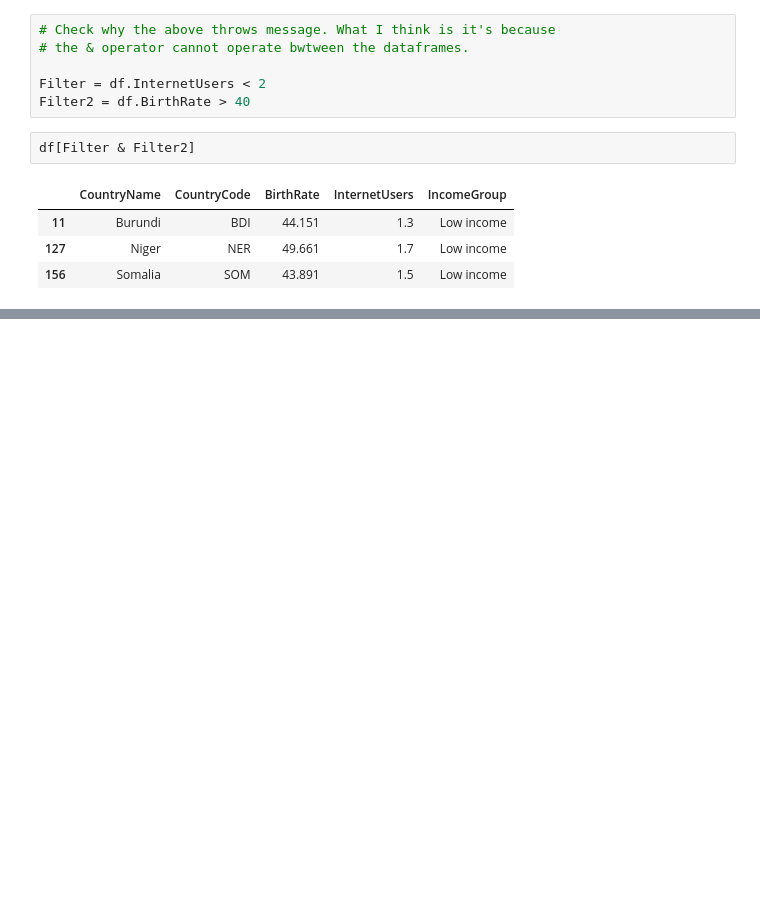
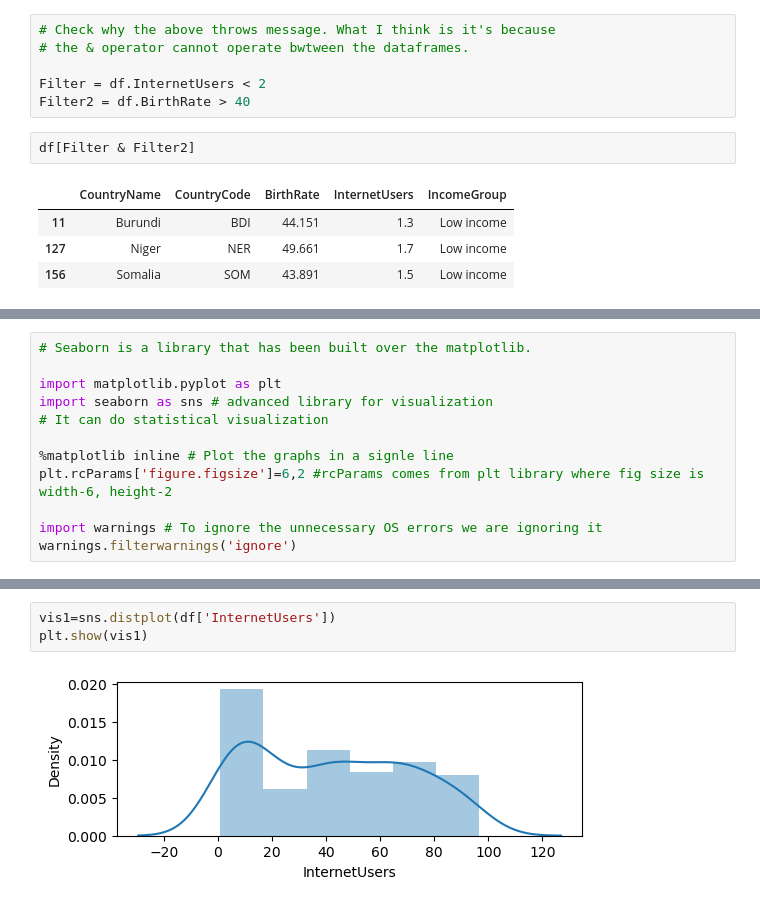
Before and after one commit to MayureshKhot/NareshIT, a Jupyter notebook: 10_09072025_Pandas.ipynb, the cells around one changed output, grey strips where cells are left out. Saved outputs shown, nothing was run; the diff lists cells and outputs as text; blank space fills up the shorter version.

```diff
--- a/10_09072025_Pandas.ipynb
+++ b/10_09072025_Pandas.ipynb
@@ -450,0 +526,12 @@ df[Filter & Filter2]
+# %%
+# Seaborn is a library that has been built over the matplotlib.
+
+import matplotlib.pyplot as plt
+import seaborn as sns # advanced library for visualization
+# It can do statistical visualization
+
+%matplotlib inline # Plot the graphs in a signle line
+plt.rcParams['figure.figsize']=6,2 #rcParams comes from plt library where fig size is width-6, height-2
+
+import warnings # To ignore the unnecessary OS errors we are ignoring it
+warnings.filterwarnings('ignore')
@@ -450,0 +561,5 @@ df[Filter & Filter2]
+# %%
+vis1=sns.distplot(df['InternetUsers'])
+plt.show(vis1)
+# %% [output]
+[figure, added]
```
Also changed, not shown: parts of 19 cells of this notebook.
